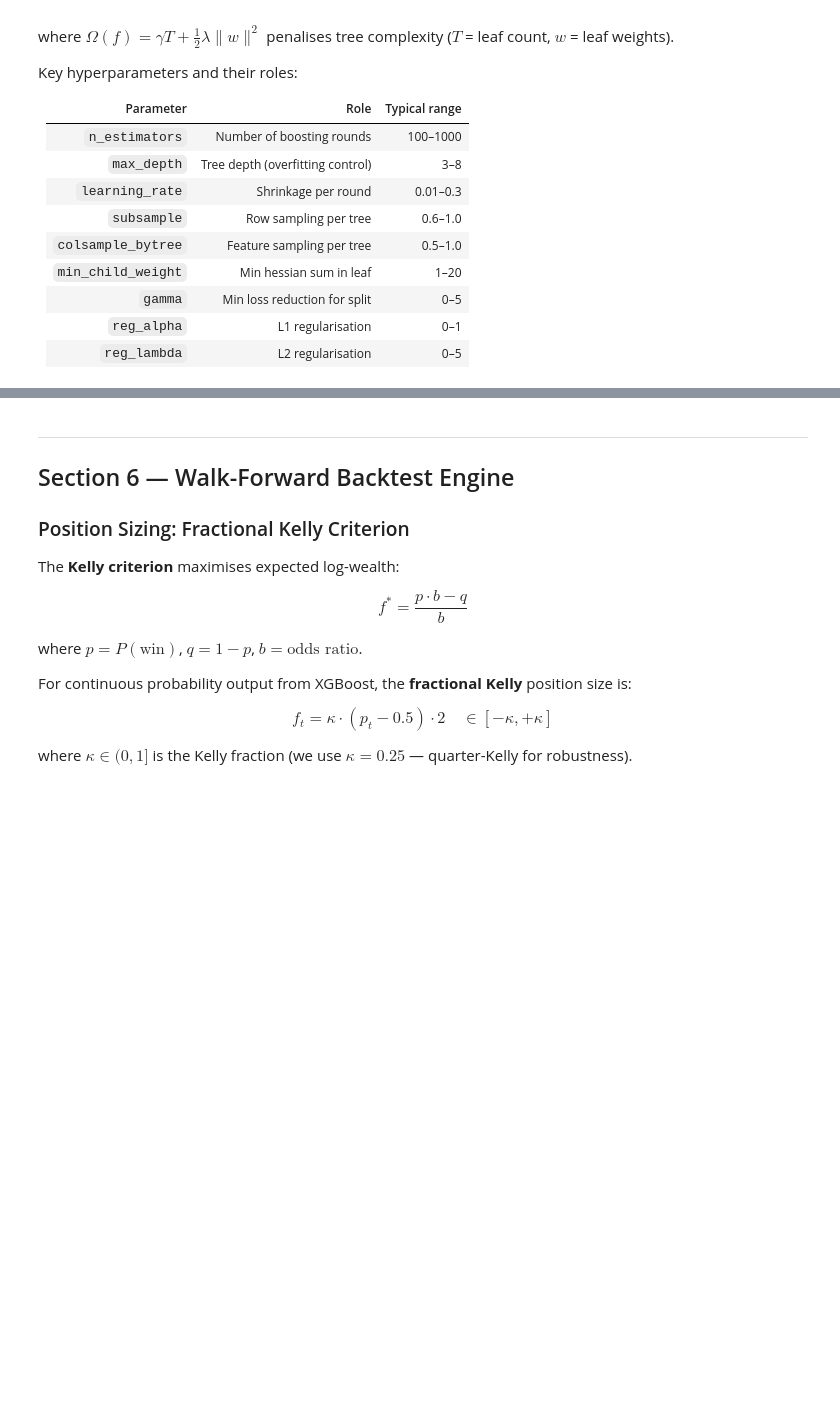
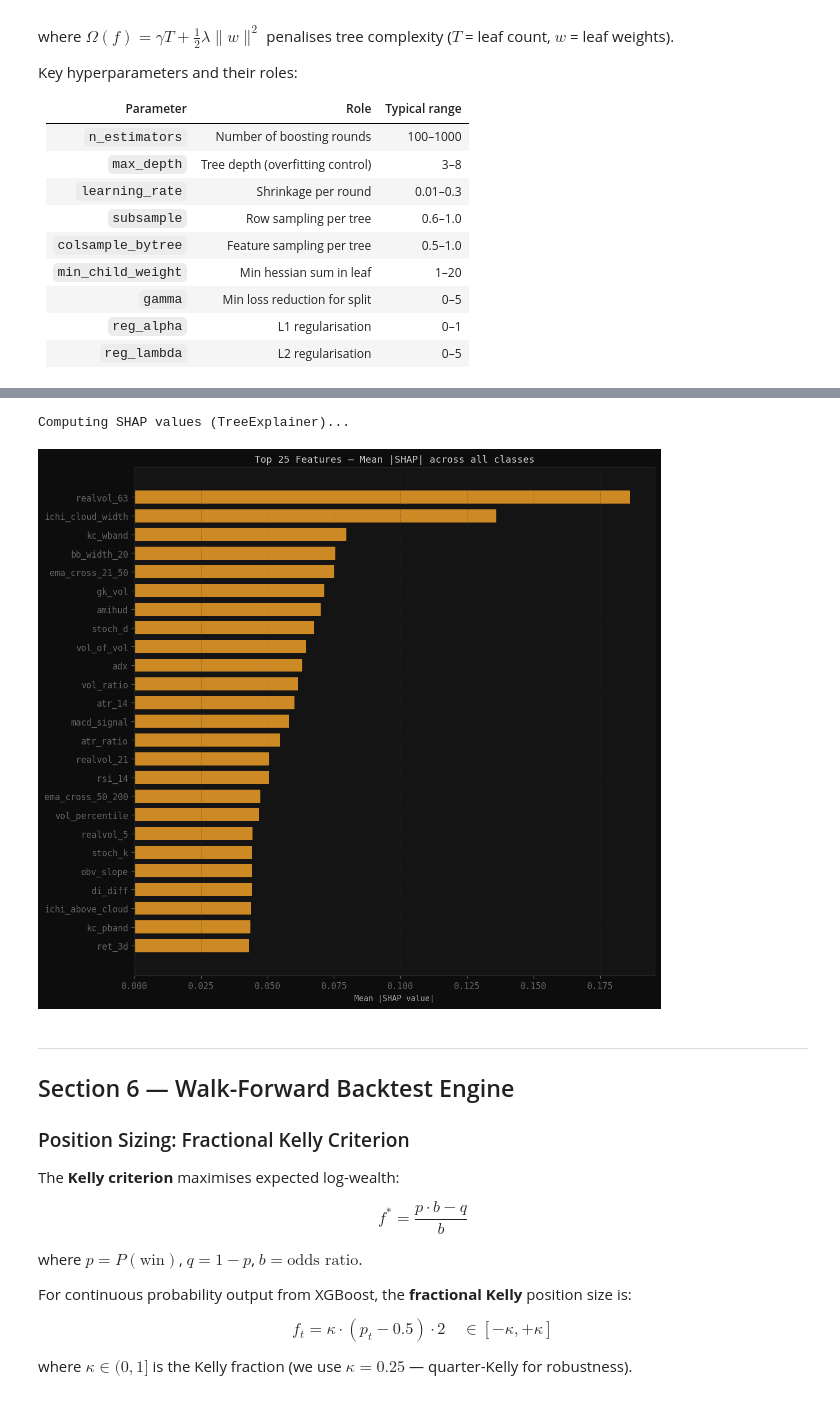
Before and after one commit to Caramelizeed/xgboost_quant, a Jupyter notebook: notebooks/research.ipynb, the cells around one changed output, grey strips where cells are left out. Drawn from its saved outputs; the diff is of its cells as text; code cells hidden in the pictures; blank space fills up the shorter version.

```diff
--- a/notebooks/research.ipynb
+++ b/notebooks/research.ipynb
@@ -647,7 +742,9 @@ For daily data with a 10-day holding period and 21-day feature lookbacks, a 21-d
 # %%
 # ── Align features and labels ──────────────────────────────────────────────────
 combined = features_norm.join(labels_df, how='inner')
-combined.dropna(inplace=True)
+# Impute NaNs in features. A common approach is to fill with 0 for features where NaN might imply 'no signal'.
+# This also prevents the DataFrame from becoming empty if all rows contain NaNs after joining.
+combined.fillna(0, inplace=True)
 
 # Use only long/short (drop neutral for binary model)
 # For the 3-class model, keep all — swap 'binary_only = True' to False
@@ -773,7 +887,8 @@ for fold, (train_idx, test_idx) in enumerate(tscv.split(X)):
     if N_CLASSES == 2:
         auc = roc_auc_score(y_te, proba[:, 1])
     else:
-        auc = roc_auc_score(y_te, proba, multi_class='ovr', average='macro')
+        # Pass explicit labels to handle cases where a class might be missing in y_te
+        auc = roc_auc_score(y_te, proba, multi_class='ovr', average='macro', labels=range(N_CLASSES))
 
     fold_results.append({'fold': fold+1, 'accuracy': acc, 'auc': auc})
     print(f"  Fold {fold+1}: Accuracy = {acc:.4f}  |  AUC = {auc:.4f}  |  n_test = {len(y_te)}")
@@ -796,6 +922,8 @@ X_final, y_final = X[n_opt:], y[n_opt:]
 opt_cv = TimeSeriesSplit(n_splits=3, gap=EMBARGO)
 
 if HYPEROPT:
+    # Ensure hp is correctly imported for hyperopt, in case it was overwritten
+    from hyperopt import hp
     SEARCH_SPACE = {
         'n_estimators':      hp.choice('n_estimators', [200, 300, 500, 700]),
         'max_depth':         hp.choice('max_depth', [3, 4, 5, 6]),
@@ -830,7 +958,12 @@ if HYPEROPT:
             if N_CLASSES == 2:
                 s = roc_auc_score(y_opt[val_idx], proba[:, 1])
             else:
-                s = roc_auc_score(y_opt[val_idx], proba, multi_class='ovr', average='macro')
+                # Pass explicit labels to handle cases where a class might be missing in y_opt[val_idx]
+                s = roc_auc_score(y_opt[val_idx], proba, multi_class='ovr', average='macro', labels=range(N_CLASSES))
+
+            # Handle cases where AUC is NaN (e.g., due to single-class validation sets or too few samples)
+            if np.isnan(s):
+                s = 0.0 # Assign a low score to penalize such trials
             auc_scores.append(s)
         return {'loss': -np.mean(auc_scores), 'status': STATUS_OK}
 
@@ -919,45 +1088,50 @@ if SHAP:
     print("Computing SHAP values (TreeExplainer)...")
     explainer   = shap.TreeExplainer(final_model)
     # Use a subsample for speed
-    idx_shap    = np.random.choice(len(X_final), min(500, len(X_final)), replace=False)
+    idx_shap     = np.random.choice(len(X_final), min(500, len(X_final)), replace=False)
     shap_values = explainer.shap_values(X_final[idx_shap])
 
     # For multiclass, shap_values is a list of arrays (one per class)
     if isinstance(shap_values, list):
-        # Mean absolute SHAP across classes
+        # Mean absolute SHAP across classes, then across samples
         mean_shap = np.mean([np.abs(sv) for sv in shap_values], axis=0).mean(axis=0)
     else:
-        mean_shap = np.abs(shap_values).mean(axis=0)
+        # If shap_values is a 3D numpy array, it's typically (samples, features, classes)
+        # To get mean absolute SHAP per feature, average across samples (axis 0) and classes (axis 2)
+        mean_shap = np.abs(shap_values).mean(axis=(0, 2))
 
     shap_df = pd.DataFrame({
         'feature':    FEATURE_COLS,
         'mean_shap':  mean_shap,
     }).sort_values('mean_shap', ascending=True).tail(25)
 
     fig, ax = plt.subplots(figsize=(10, 9))
     bars = ax.barh(shap_df['feature'], shap_df['mean_shap'],
                    color=AMBER, alpha=0.85, height=0.7)
     ax.set_title('Top 25 Features — Mean |SHAP| across all classes', fontsize=11)
     ax.set_xlabel('Mean |SHAP value|', fontsize=9)
     ax.grid(True, axis='x', alpha=0.4)
     plt.tight_layout()
-    plt.savefig('/home/claude/shap_importance.png', dpi=100, bbox_inches='tight')
+    plt.savefig('/content/shap_importance.png', dpi=100, bbox_inches='tight')
     plt.show()
 else:
     # Fallback: built-in XGBoost gain importance
     imp = pd.DataFrame({
         'feature':    FEATURE_COLS,
         'importance': final_model.feature_importances_,
     }).sort_values('importance', ascending=True).tail(25)
 
     fig, ax = plt.subplots(figsize=(10, 9))
     ax.barh(imp['feature'], imp['importance'], color=AMBER, alpha=0.85)
     ax.set_title('Top 25 Features — XGBoost Gain Importance', fontsize=11)
     ax.set_xlabel('Gain', fontsize=9)
     ax.grid(True, axis='x', alpha=0.4)
     plt.tight_layout()
-    plt.savefig('/home/claude/feature_importance.png', dpi=100, bbox_inches='tight')
+    plt.savefig('/content/feature_importance.png', dpi=100, bbox_inches='tight')
     plt.show()
+# %% [output]
+Computing SHAP values (TreeExplainer)...
+[figure, added]
 # %% [markdown]
 ---
 ## Section 6 — Walk-Forward Backtest Engine
```
Also changed, not shown: parts of 24 cells of this notebook.
